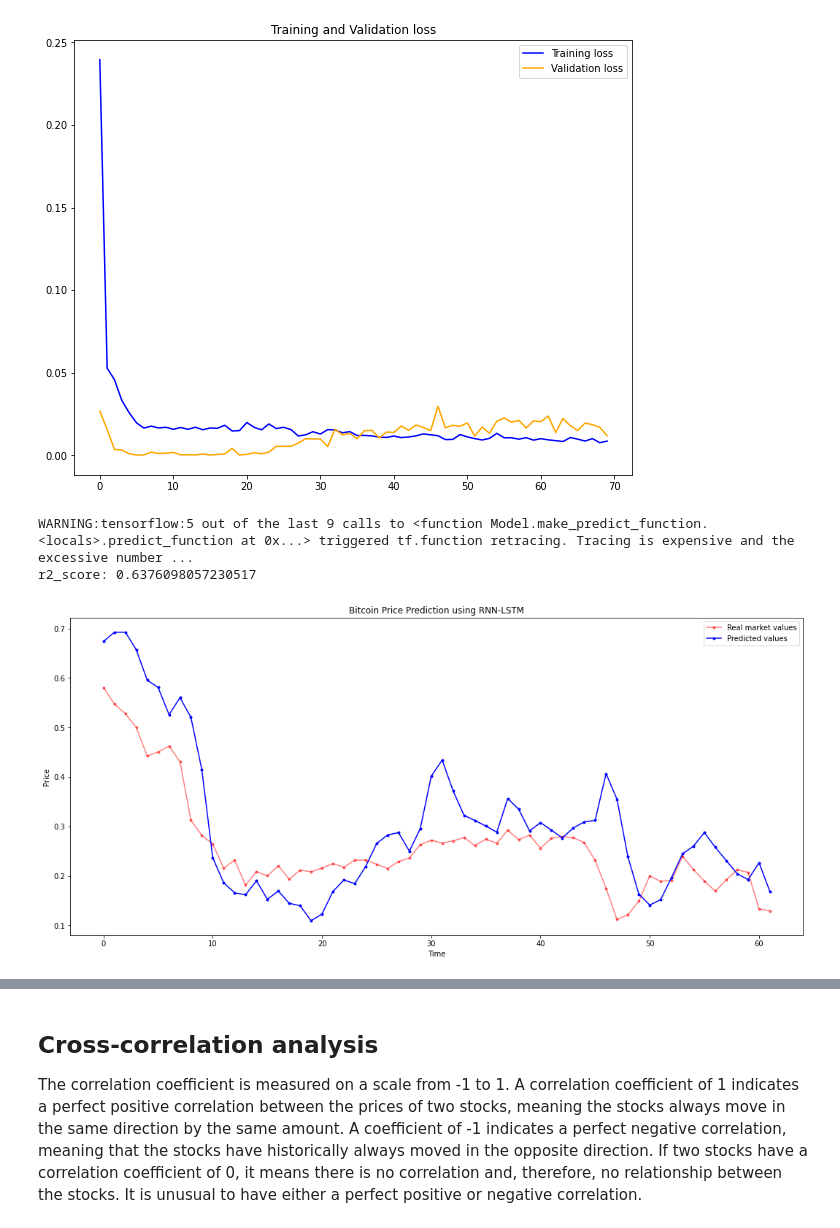
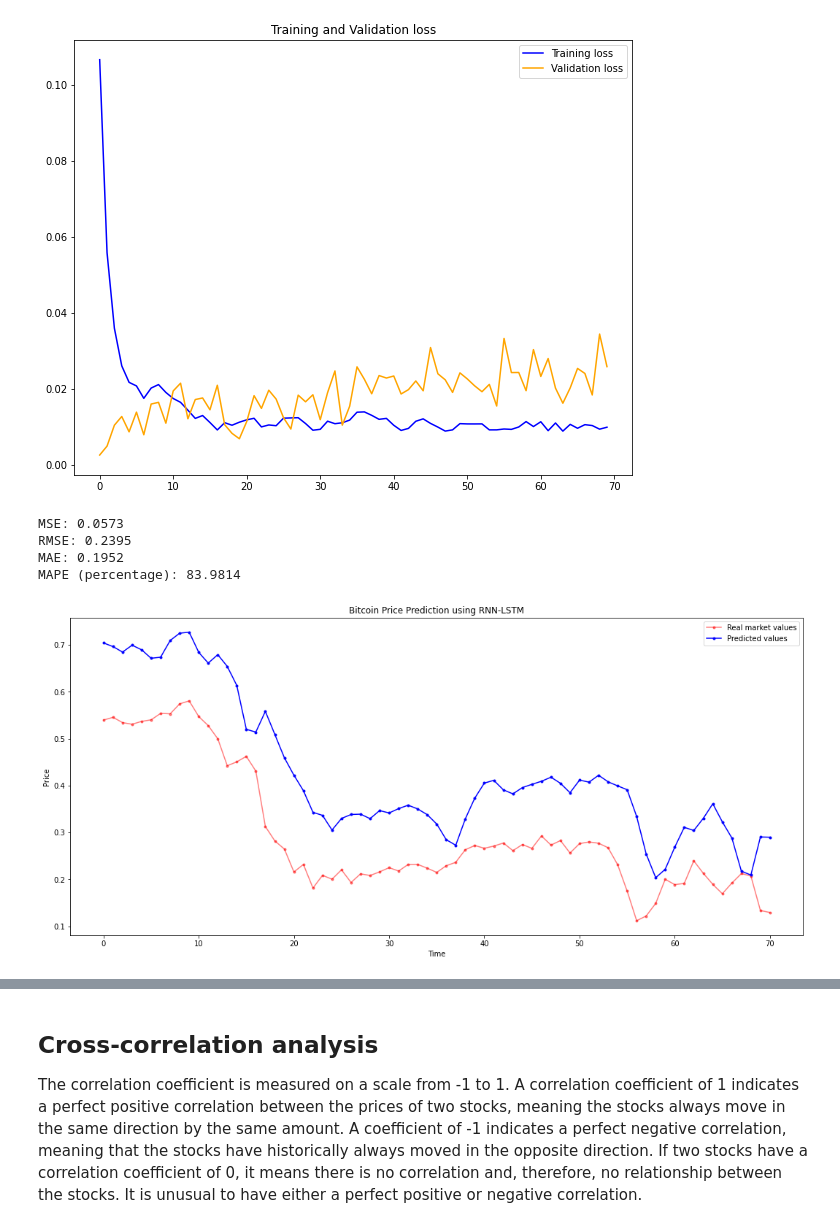
Before and after one commit to paulcodrea/crypto_price_prediction, a Jupyter notebook: 7_LSTM_prediction_BTC_price_and_sentiment.ipynb, the cells around one changed output, grey strips where cells are left out. Cells and saved outputs as stored; diff of their text form; code cells hidden in the pictures.

```diff
--- a/7_LSTM_prediction_BTC_price_and_sentiment.ipynb
+++ b/7_LSTM_prediction_BTC_price_and_sentiment.ipynb
@@ -23,4 +84,0 @@ df = pd.read_csv('/content/drive/MyDrive/COMP30030_Dissertation_paul.codrea/Mark
-# %%
-# print(df.head())
-df = df[['compund', 'close']]
-print(df.head())
@@ -45,8 +95,8 @@ data_scaled = sc.fit_transform(df_values)
 # %%
 # Splitting data into training and testing data
 
-train_index = int(0.6 * len(data_scaled))
-val_index = train_index + int(0.05 * len(data_scaled))
+train_index = int(wandb.config['training_index'] * len(data_scaled))
+val_index = train_index + int(wandb.config['validation_index'] * len(data_scaled))
 
 train = data_scaled[:train_index]
 val = data_scaled[train_index:val_index]
@@ -68,7 +118,7 @@ xval, yval = val[:,:2], val[:,1]
 # # Get xval and yval
 # xval, yval = val[:, :6], val[:, 4]
 # %%
-lookback = 2
+lookback = 2 # xtrain.shape[1]
 n_features = 2
 train_len = len(xtrain) - lookback
 test_len = len(xtest) - lookback
@@ -105,9 +155,9 @@ print("x_val", x_val.shape)
 print("y_val", y_val.shape)
 
 model = Sequential()
-model.add(LSTM(50,input_shape = (lookback, n_features), return_sequences=True, activation='relu'))
+model.add(LSTM(wandb.config['layer_1'],input_shape = (lookback, n_features), return_sequences=True, activation='tanh'))
 model.add(Dropout(0.15))
-model.add(LSTM(100, activation='relu'))
+model.add(LSTM(wandb.config['layer_2'], activation='tanh'))
 model.add(Dropout(0.2))
 model.add(Dense(1))
 print(model.summary())
@@ -117,8 +167,10 @@ earlystop = EarlyStopping(monitor='val_loss', min_delta=0.0001, patience=80,  ve
 
 start = time()
 print("start:",0)
-history = model.fit(x_train,y_train, epochs = 70, batch_size=2,
+history = model.fit(x_train,y_train, epochs = wandb.config['epochs'], batch_size=wandb.config['batch_size'],
           validation_data=(x_val,y_val),verbose = 1,
-          shuffle = False, callbacks=[earlystop])
-print("endtime:",time()-start)
+          shuffle = False, callbacks=[WandbCallback(), earlystop])
+
+# Print the time it took to run the code
+print("Time: %.4f" % (time() - start))
 # %% [output]
@@ -142,30 +194,51 @@ endtime: 24.662277698516846
 # %%
 # Plotting data
-
 loss = history.history['loss']
 val_loss = history.history['val_loss']
 epochs = range(len(loss))
 plt.figure(figsize=(10, 8))
 plt.plot(epochs, loss, 'b', label='Training loss')
 plt.plot(epochs, val_loss, 'orange', label='Validation loss')
 plt.title("Training and Validation loss")
 plt.legend()
 plt.show()
 
 # Predict the model
 y_pred = model.predict(x_test)
-print("r2_score:", r2_score(y_pred, y_test))
+
+# Print out Mean Squared Error (MSE)
+mse = np.mean((y_pred - y_test)**2)
+print("MSE: %.4f" % mse)
+
+# Print out Root Mean Squared Error (RMSE)
+rmse = np.sqrt(mse)
+print("RMSE: %.4f" % rmse)
+
+# Print out Mean Absolute Error (MAE)
+mae = np.mean(np.abs(y_pred - y_test))
+print("MAE: %.4f" % mae)
+
+# Print out Mean Absolute Percentage Error (MAPE)
+mape = np.mean(np.abs((y_pred - y_test) / y_test)) * 100
+print("MAPE (percentage): %.4f" % mape)
+
+# Invers Scaling
+# actual_inverse = sc.inverse_transform([y_test])
+# actual_inverse_2d = np.reshape(actual_inverse, (actual_inverse.shape[1], 1))
+# pred_inverse = sc.inverse_transform(y_pred)
 
 plt.figure(figsize=(18,8))
 plt.plot(y_test, '.-', color='red', label='Real market values', alpha=0.5)
 plt.plot(y_pred, '.-', color='blue', label='Predicted values', alpha=1)
 plt.title("Bitcoin Price Prediction using RNN-LSTM")
 plt.xlabel("Time")
 plt.ylabel("Price")
 plt.legend()
 plt.show()
 # %% [output]
-[figure, old version]
+[figure, new version]
-WARNING:tensorflow:5 out of the last 9 calls to <function Model.make_predict_function.<locals>.predict_function at 0x...> triggered tf.function retracing. Tracing is expensive and the excessive number ...
-r2_score: 0.6376098057230517
+MSE: 0.0573
+RMSE: 0.2395
+MAE: 0.1952
+MAPE (percentage): 83.9814
-[figure, old version]
+[figure, new version]
```
Also changed, not shown: parts of 14 cells of this notebook.
